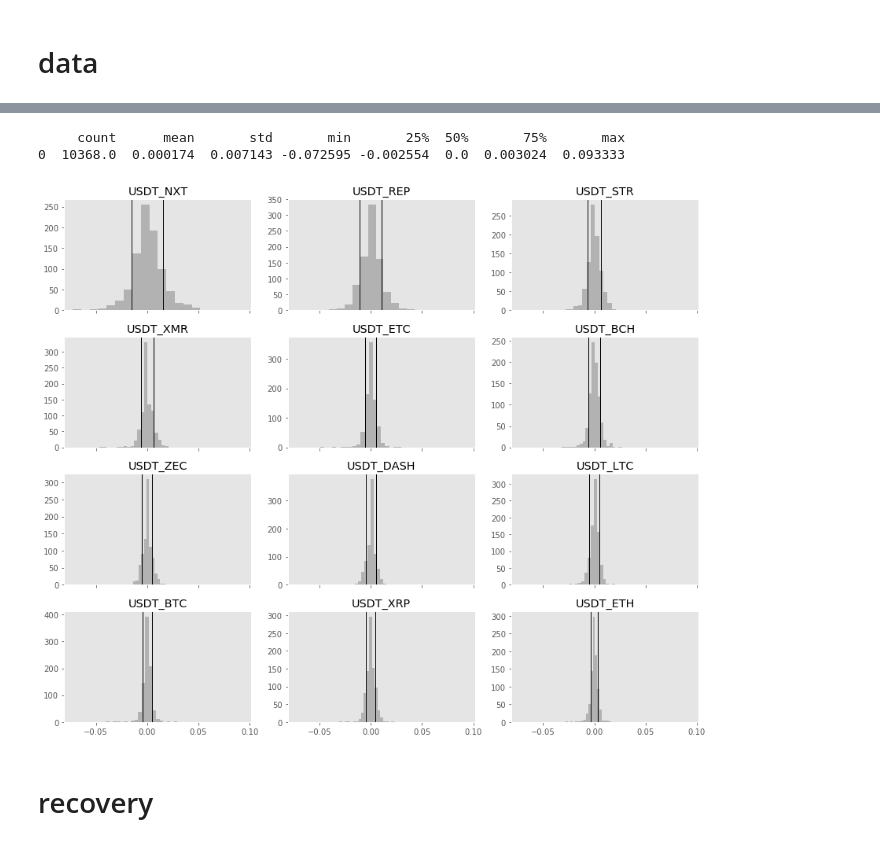
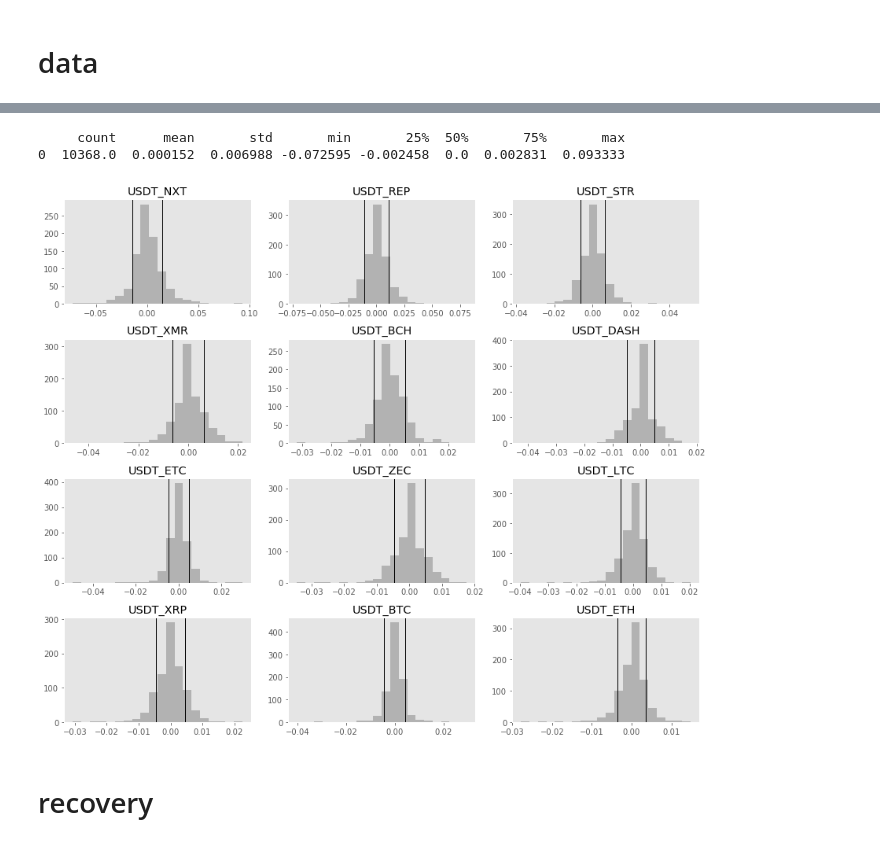
Before and after one commit to Sahanduiuc/cryptoz, a Jupyter notebook: Workbook.ipynb, the cells around one changed output, grey strips where cells are left out. Cells and saved outputs as stored; diff of their text form; code cells hidden in the pictures.

```diff
--- a/Workbook.ipynb
+++ b/Workbook.ipynb
@@ -31,11 +32,13 @@ df = cryptoz.utils.to_df(ohlc, 'C').pct_change().fillna(0)
 # %%
+df = cryptoz.utils.to_df(ohlc, 'C').pct_change().fillna(0)
+
 ranker = lambda sr: 1 / sr.std()
 axvlines = [lambda sr: -sr.std(), lambda sr: sr.std()]
-cryptoz.plot.hist(df, axvlines=axvlines, ranker=ranker)
+cryptoz.plot.hist_matrix(df, axvlines=axvlines, ranker=ranker)
 # %% [output]
      count      mean       std       min       25%  50%       75%       max
-0  10368.0  0.000174  0.007143 -0.072595 -0.002554  0.0  0.003024  0.093333
+0  10368.0  0.000152  0.006988 -0.072595 -0.002458  0.0  0.002831  0.093333
-[figure, old version]
+[figure, new version]
 # %% [markdown]
 # recovery
 # %%
```
Also changed, not shown: parts of 16 cells of this notebook, 1 other file.
